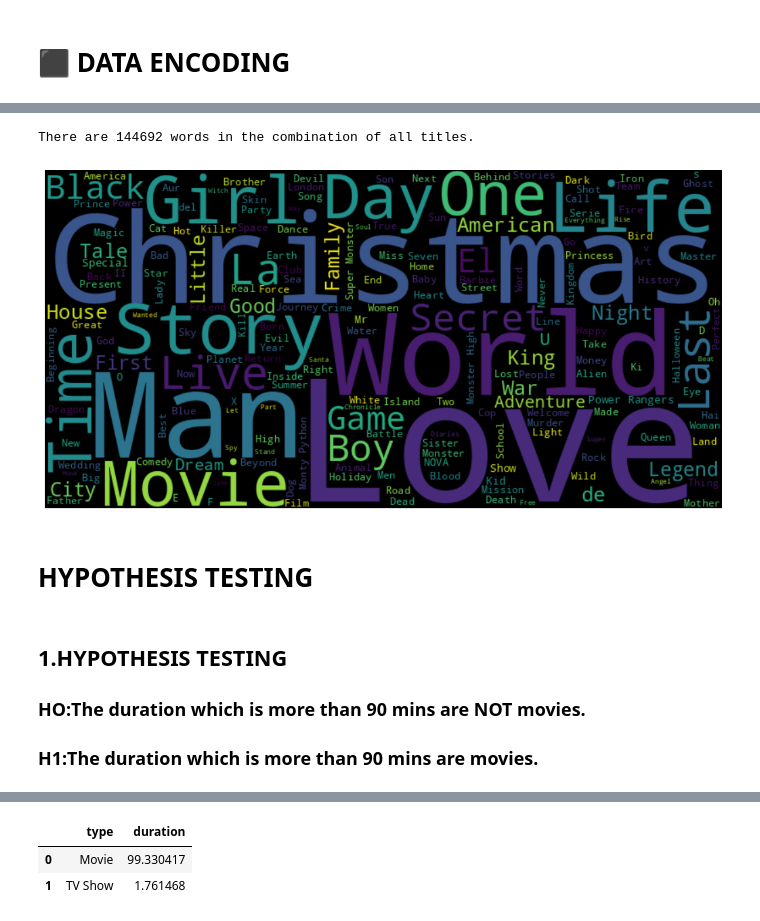
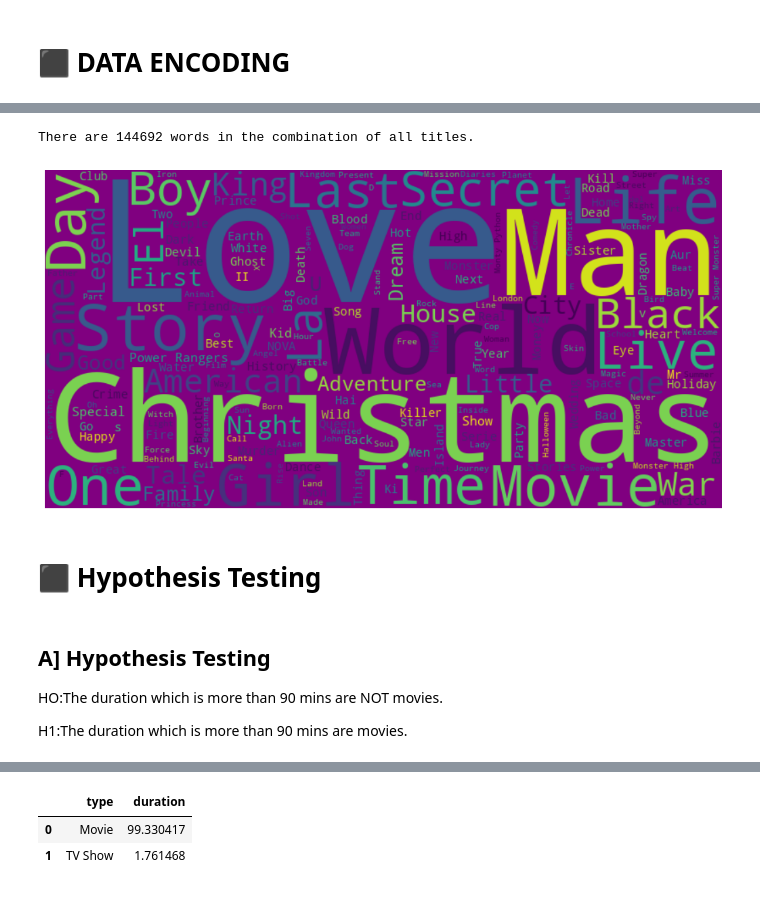
Before and after one commit to Aishwarya-hikare/Netflix-movies-and-tv-shows-clustering, a Jupyter notebook: Netflix_Movies_and_TV_Shows_Clustering.ipynb, the cells around one changed output, grey strips where cells are left out. Drawn from its saved outputs; the diff is of its cells as text; code cells hidden in the pictures.

```diff
--- a/Netflix_Movies_and_TV_Shows_Clustering.ipynb
+++ b/Netflix_Movies_and_TV_Shows_Clustering.ipynb
@@ -759,25 +715,24 @@ plt.show()
 # %%
-
-
 #chcking word cloud from title column
 text = " ".join(topic for topic in Netflix_dataset.title.astype(str))
 print ("There are {} words in the combination of all titles.".format(len(text)))
 
 # Create and generate a word cloud image:
-wordcloud = WordCloud(background_color="black", width=800, height=400).generate(text)
+wordcloud = WordCloud(background_color="purple", width=800, height=400).generate(text)
 
 plt.axis("off")
 plt.rcParams["figure.figsize"] = (10,5)
 plt.tight_layout(pad=0)
 plt.imshow(wordcloud, interpolation='bilinear')
 plt.show()
 # %% [output]
 There are 144692 words in the combination of all titles.
-[figure, old version]
+[figure, new version]
-# %% [markdown]
-# HYPOTHESIS TESTING
+# %% [markdown]
+# **⬛ Hypothesis Testing**
 # %% [markdown]
-## 1.HYPOTHESIS TESTING
-### HO:The duration which is more than 90 mins are NOT movies.
-### H1:The duration which is more than 90 mins are movies.
+## A]  Hypothesis Testing
+ HO:The duration which is more than 90 mins are NOT movies.
+
+ H1:The duration which is more than 90 mins are movies.
 # %%
```
Also changed, not shown: parts of 33 cells of this notebook.
